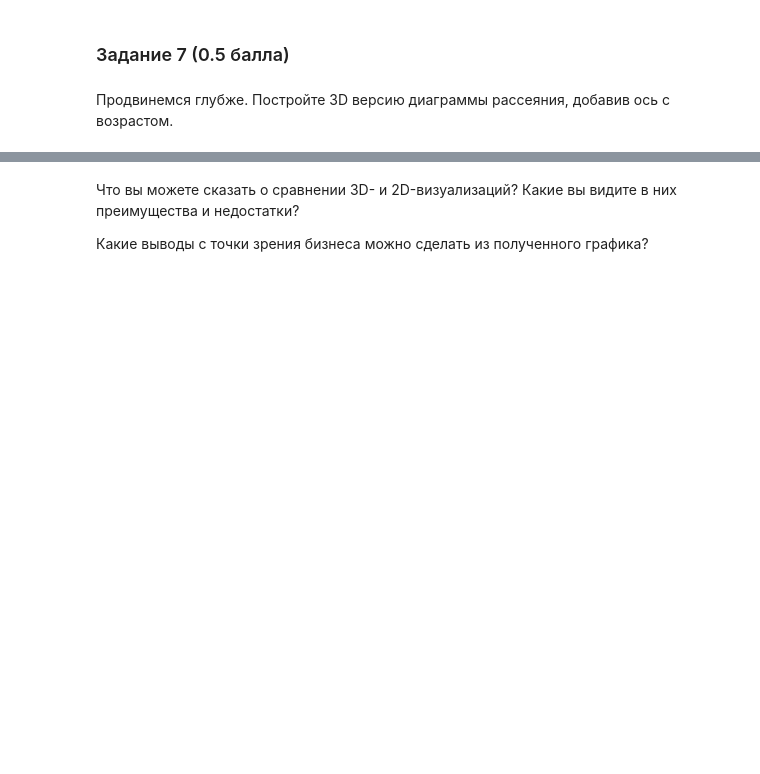
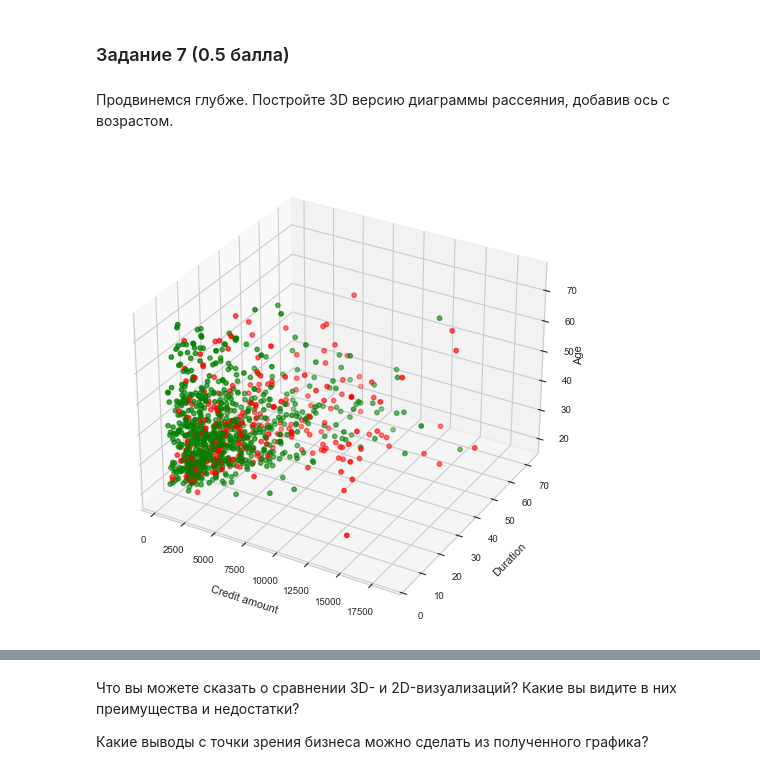
Before and after one commit to asemenyk24/homework_4, a Jupyter notebook: Семенюк_А_А_Визуализации_в_Python_.ipynb, the cells around one changed output, grey strips where cells are left out. Drawn from its saved outputs; the diff is of its cells as text; code cells hidden in the pictures; blank space fills up the shorter version.

```diff
--- a/Семенюк_А_А_Визуализации_в_Python_.ipynb
+++ b/Семенюк_А_А_Визуализации_в_Python_.ipynb
@@ -186,2 +279,39 @@ seaborn легко позволяет добавить ещё больше ин
+# %%
+# ваш код здесь
+
+sns.set_style("whitegrid") # seaborn тут нужен чисто для сетки
+
+fig = plt.figure(figsize=(6, 6))
+ax = fig.add_subplot(111, projection='3d') # Не единственный, но самый простой способ сделать 3D
+
+# Тут уже не засунешь 'hue'
+colors = df['credit_risk'].map({'good': 'green', 'bad': 'red'})
+
+ax.scatter(
+    df['amount'],
+    df['duration'],
+    df['age'],
+    c=colors,
+    edgecolor = None,
+    s=10,
+)
+
+# Настройки шрифта
+plt.xticks(fontsize=7)
+plt.yticks(fontsize=7)
+
+# z-метки оси
+new_zticks = [20, 30, 40, 50, 60, 70]
+ax.set_zticks(new_zticks)
+ax.set_zticklabels([str(tick) for tick in new_zticks], fontsize=7)
+
+ax.set_xlabel('Credit amount', fontsize=8)
+ax.set_ylabel('Duration', fontsize=8)
+ax.set_zlabel('Age', fontsize=8, labelpad=-5, rotation=90)
+# Иначе без поворота и сдвига не видно, я просрал на это 2 часа, извините
+
+plt.show()
+# %% [output]
+[figure, added]
 # %%
 # то что должно получиться
```
Also changed, not shown: parts of 13 cells of this notebook.
